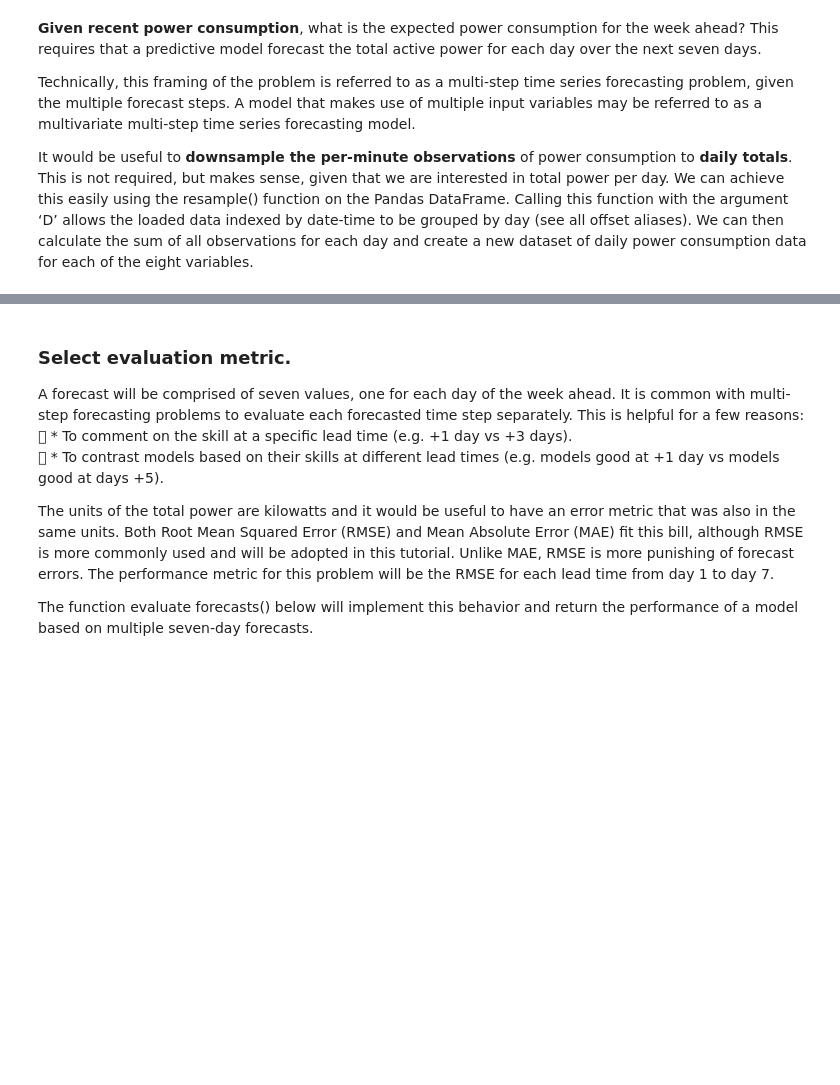
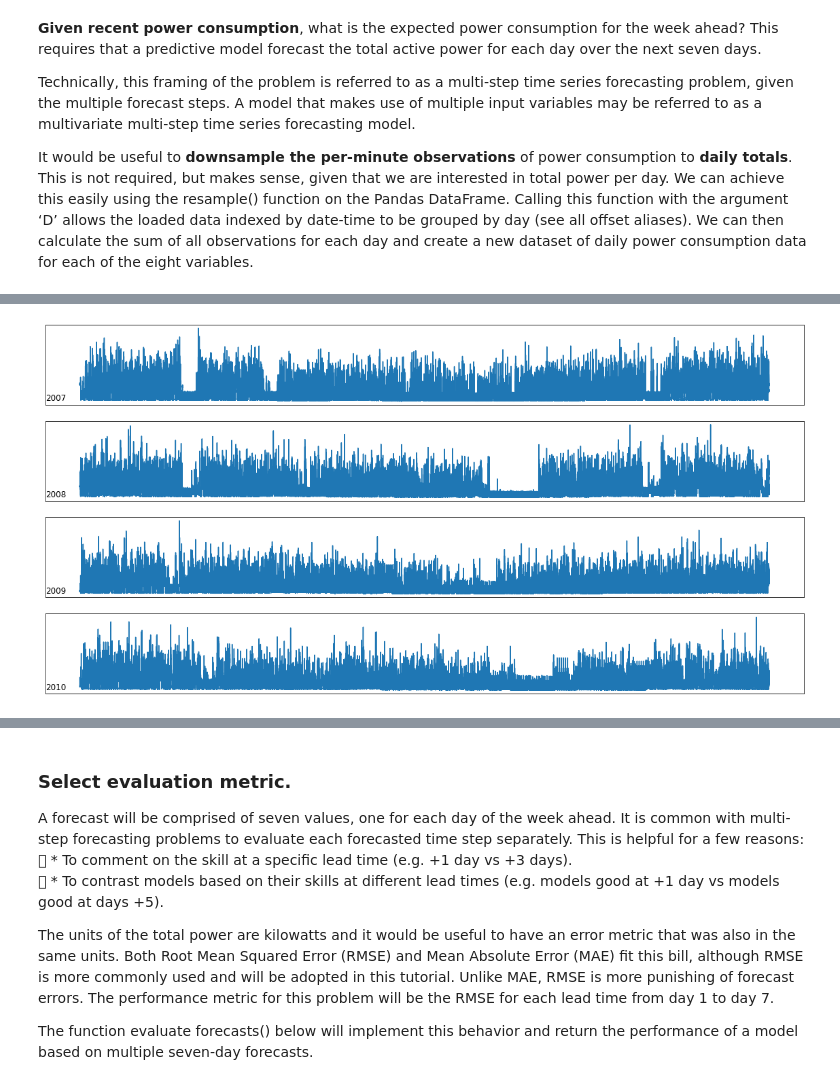
Before and after one commit to trisidoan/TimeSeries, a Jupyter notebook: MultivariateTimeSeries_Household_forecast.ipynb, the cells around one changed output, grey strips where cells are left out. Saved outputs shown, nothing was run; the diff lists cells and outputs as text; code cells hidden in the pictures; blank space fills up the shorter version.

```diff
--- a/MultivariateTimeSeries_Household_forecast.ipynb
+++ b/MultivariateTimeSeries_Household_forecast.ipynb
@@ -62,0 +99,25 @@ dataset.head()
+# %%
+width_in_inches = 20
+height_in_inches = 10
+# plot active power for each year
+years = ['2007', '2008', '2009', '2010']
+plt.figure(figsize=(width_in_inches, height_in_inches))
+
+for i in range(len(years)):
+    # prepare subplot
+    ax = plt.subplot(len(years), 1, i+1)
+    # determine the year to plot
+    year = years[i]
+    # get all observations for the year
+    result = dataset[str(year)]
+    # plot the active power for the year
+    plt.plot(result['Global_active_power'])
+
+
+      # add a title to the subplot
+    plt.title(str(year), y=0, loc='left') # turn off ticks to remove clutter
+    plt.yticks([])
+    plt.xticks([])
+plt.show()
+# %% [output]
+[figure, added]
```
Also changed, not shown: parts of 15 cells of this notebook.
